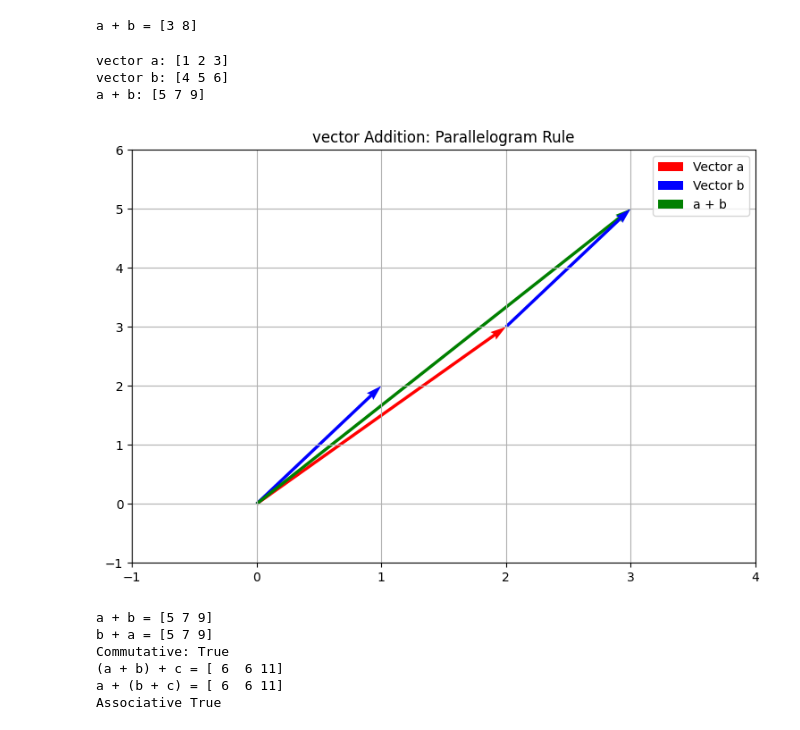
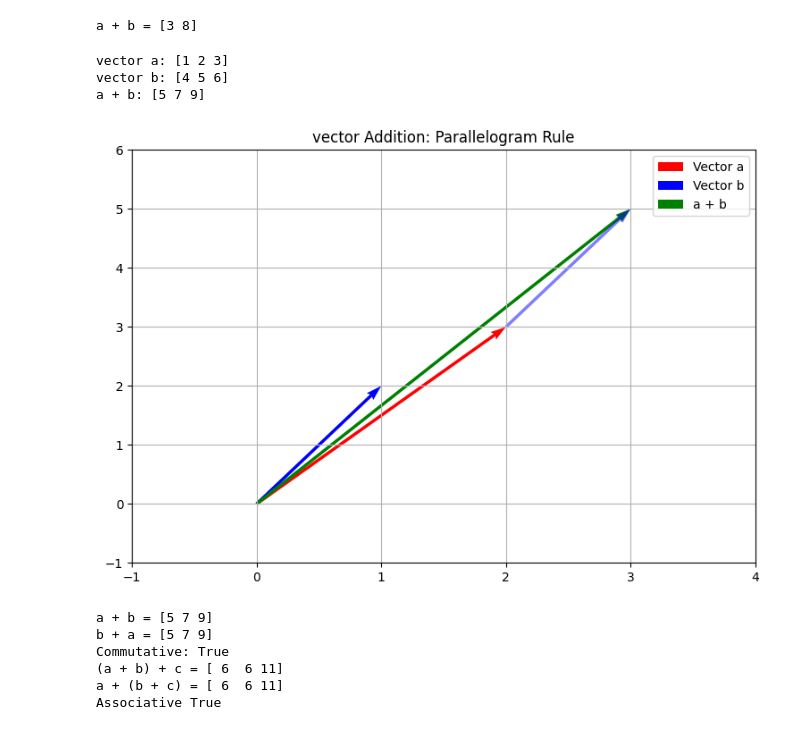
Before and after one commit to RoyalDhee/Data_Analysis, a Jupyter notebook: algebra_numpy_prac.ipynb, the cells around one changed output. Saved outputs shown, nothing was run; the diff lists cells and outputs as text; code cells hidden in the pictures.

```diff
--- a/algebra_numpy_prac.ipynb
+++ b/algebra_numpy_prac.ipynb
@@ -30,34 +30,34 @@ a + b = [3 8]
 # %%
 # Vector addition
 a = np.array([1, 2, 3])
 b = np.array([4, 5, 6])
 
 vector_sum = a + b
 print(f"vector a: {a}")
 print(f"vector b: {b}")
 print(f"a + b: {vector_sum}")
 
 # Geometric interpretation in 2D
 a_2d = np.array([2, 3])
 b_2d = np.array([1, 2])
 sum_2d = a_2d + b_2d
 
 plt.figure(figsize=(9, 6))
 plt.quiver(0, 0, a_2d[0], a_2d[1], angles='xy', scale_units='xy', scale=1, color='red', width=0.005)
 plt.quiver(0, 0, b_2d[0], b_2d[1], angles='xy', scale_units='xy', scale=1, color='blue', width=0.005)
 plt.quiver(0, 0, sum_2d[0], sum_2d[1], angles='xy', scale_units='xy', scale=1, color='green', width=0.005)
-plt.quiver(a_2d[0], a_2d[1], b_2d[0], b_2d[1], angles='xy', scale_units='xy', scale=1, color='blue', width=0.005, alplha=0.5)
+plt.quiver(a_2d[0], a_2d[1], b_2d[0], b_2d[1], angles='xy', scale_units='xy', scale=1, color='blue', width=0.005, alpha=0.5)
 plt.xlim(-1, 4)
 plt.ylim(-1, 6)
 plt.grid(True)
 plt.title("vector Addition: Parallelogram Rule")
 plt.legend(['Vector a', 'Vector b', 'a + b'])
 plt.show()
 # %% [output]
 vector a: [1 2 3]
 vector b: [4 5 6]
 a + b: [5 7 9]
-[figure, old version]
+[figure, new version]
 # %%
 # Properties of vector addition
 c = np.array([1, -1, 2])
```
Also changed, not shown: parts of 14 cells of this notebook.
